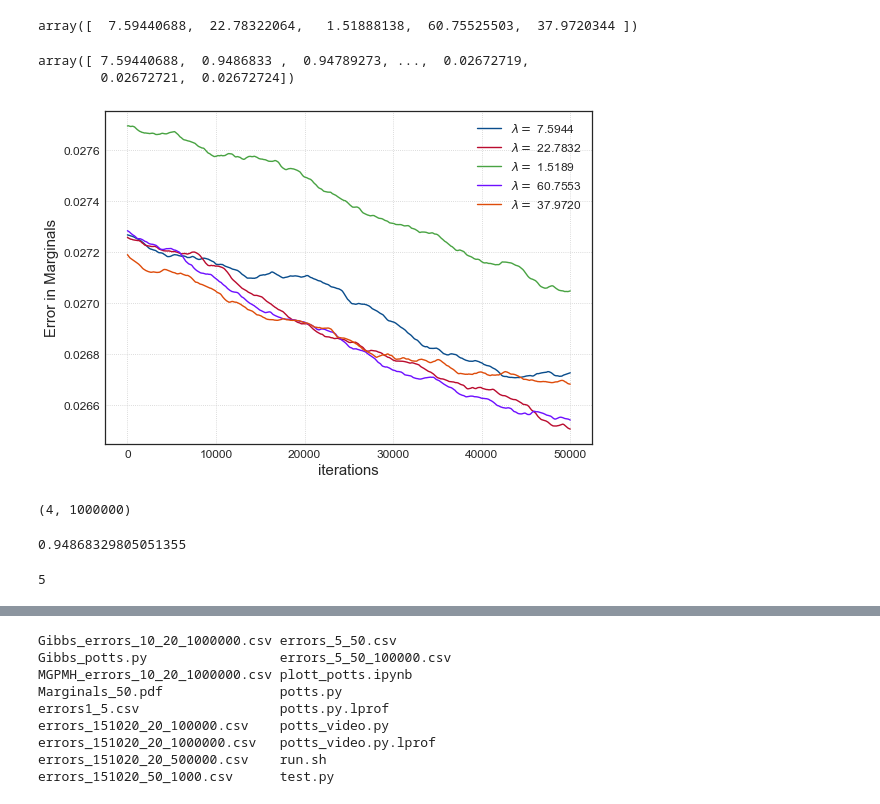
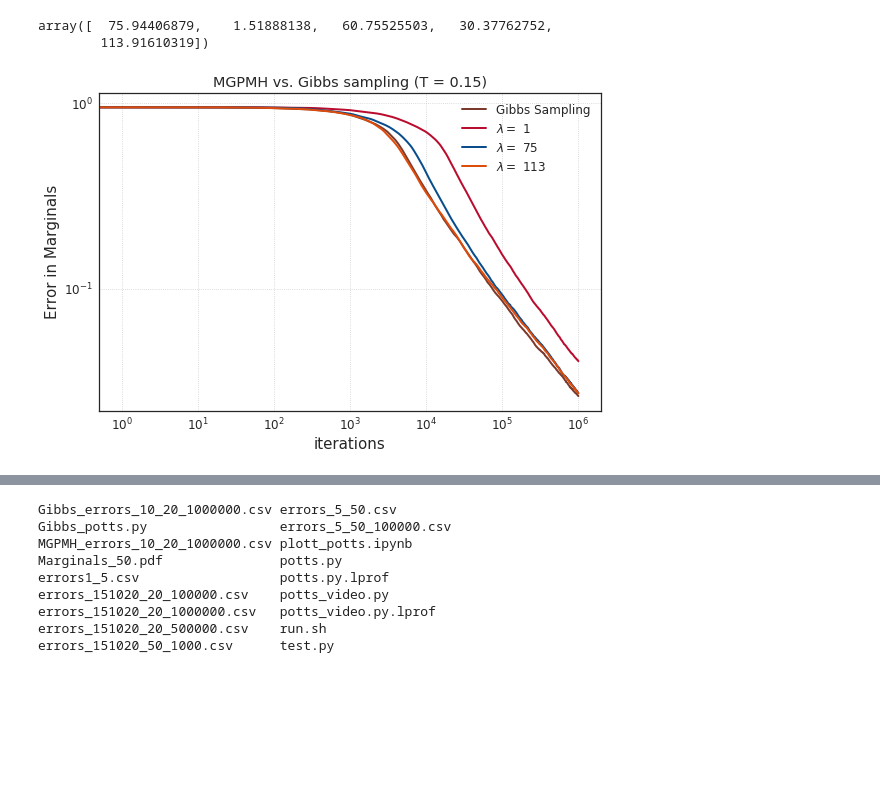
Before and after one commit to vincent6606/Mini_batched_Gibbs, a Jupyter notebook: Potts model/plott_potts.ipynb, the cells around one changed output, grey strips where cells are left out. Drawn from its saved outputs; the diff is of its cells as text; code cells hidden in the pictures; blank space fills up the shorter version.

```diff
--- a/Potts model/plott_potts.ipynb
+++ b/Potts model/plott_potts.ipynb
@@ -26,2 +24,22 @@ errors_151020_50_1000.csv
 # %%
 error = np.genfromtxt('MGPMH_errors_10_20_1000000.csv',delimiter=',')
+# %%
+import matplotlib.lines as lines
+with sns.axes_style("white"):
+    fig = plt.figure(figsize=(8, 5.5))
+    ax  = fig.add_subplot(111)
+    plt.yscale('log')
+    plt.xscale('log')
+    for i in range(error.shape[0]):
+        line = error[i,1:]
+        plt.plot(line,color=flatui[i],label="$\lambda = $ {0:.4f}".format(error[i,0]))
+
+    plt.xlabel("iterations", size=15)
+    plt.ylabel("Error in Marginals", size=15)
+#     plt.title('50 by 50 Potts model')
+    plt.legend(loc='upper right')
+    plt.grid(linestyle='dotted')
+    plt.tight_layout(pad=1, w_pad=1, h_pad=1)
+
+    plt.savefig("Marginals_{}.pdf".format('50'), bbox_inches='tight')
+    plt.show()
@@ -27,0 +48,2 @@ error = np.genfromtxt('MGPMH_errors_10_20_1000000.csv',delimiter=',')
+# %%
+error = np.genfromtxt('MGPMH_errors_10_20_1000000.csv',delimiter=',')
@@ -28,29 +52,30 @@ error = np.genfromtxt('MGPMH_errors_10_20_1000000.csv',delimiter=',')
 # %%
 error[:,0]
 # %% [output]
-array([  7.59440688,  22.78322064,   1.51888138,  60.75525503,  37.9720344 ])
+array([  75.94406879,    1.51888138,   60.75525503,   30.37762752,
+        113.91610319])
-# %%
-error[0,:]
-# %% [output]
-array([ 7.59440688,  0.9486833 ,  0.94789273, ...,  0.02672719,
-        0.02672721,  0.02672724])
 # %%
 import matplotlib.lines as lines
 with sns.axes_style("white"):
     fig = plt.figure(figsize=(8, 5.5))
     ax  = fig.add_subplot(111)
-    for i in range(error.shape[0]):
-        line = error[i,-50000:]
-        plt.plot(line,color=flatui[i],label="$\lambda = $ {0:.4f}".format(error[i,0]))
-
+    plt.yscale('log')
+    plt.xscale('log')
+    for i in range(1):
+        line = gibbs_error[1:]
+        plt.plot(line,color=flatui[-1],linewidth=2,label="Gibbs Sampling".format(i))
+    pl = [1,0,4]
+    for i in pl:
+        line = error[i,1:]
+        plt.plot(line,color=flatui[i],linewidth=2,label="$\lambda = $ {:d}".format(int(error[i,0])))
     plt.xlabel("iterations", size=15)
     plt.ylabel("Error in Marginals", size=15)
-#     plt.title('50 by 50 Potts model')
+    plt.title('MGPMH vs. Gibbs sampling (T = 0.15)')
     plt.legend(loc='upper right')
     plt.grid(linestyle='dotted')
     plt.tight_layout(pad=1, w_pad=1, h_pad=1)
 
     plt.savefig("Marginals_{}.pdf".format('50'), bbox_inches='tight')
     plt.show()
 # %% [output]
-[figure, old version]
+[figure, new version]
@@ -59,12 +81,0 @@ gibbs_error = np.genfromtxt('Gibbs_errors_10_20_1000000.csv',delimiter=',')
-# %%
-gibbs_error.shape
-# %% [output]
-(4, 1000000)
-# %%
-gibbs_error[0,0]
-# %% [output]
-0.94868329805051355
-# %%
-error.shape[0]
-# %% [output]
-5
```
Also changed, not shown: parts of 12 cells of this notebook, 13 other files.
